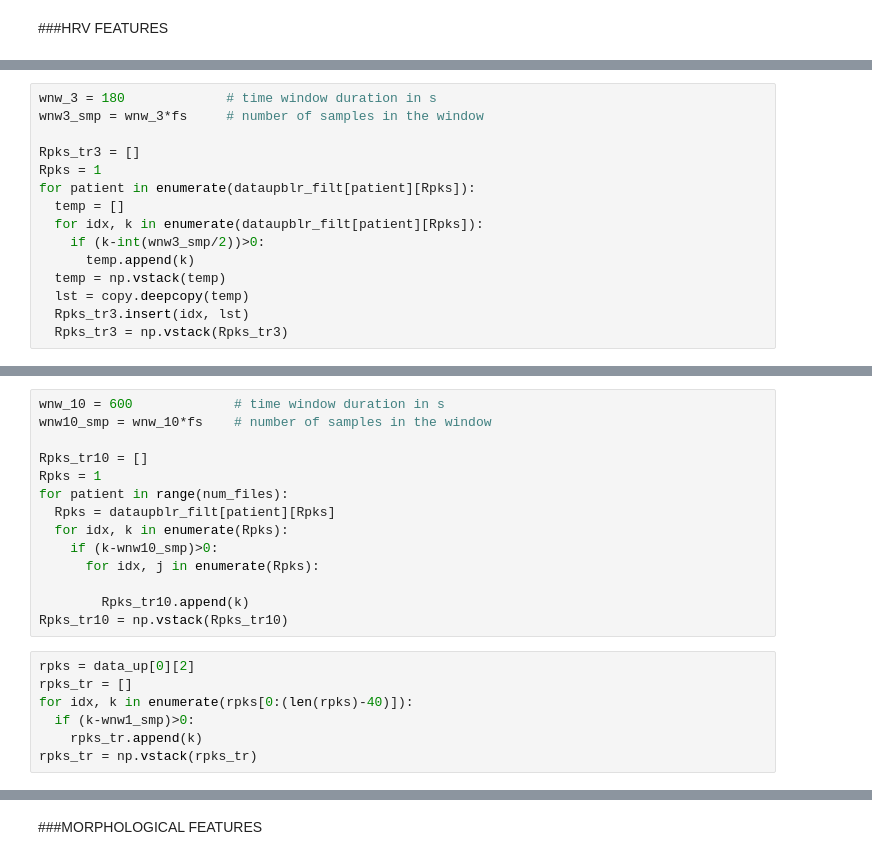
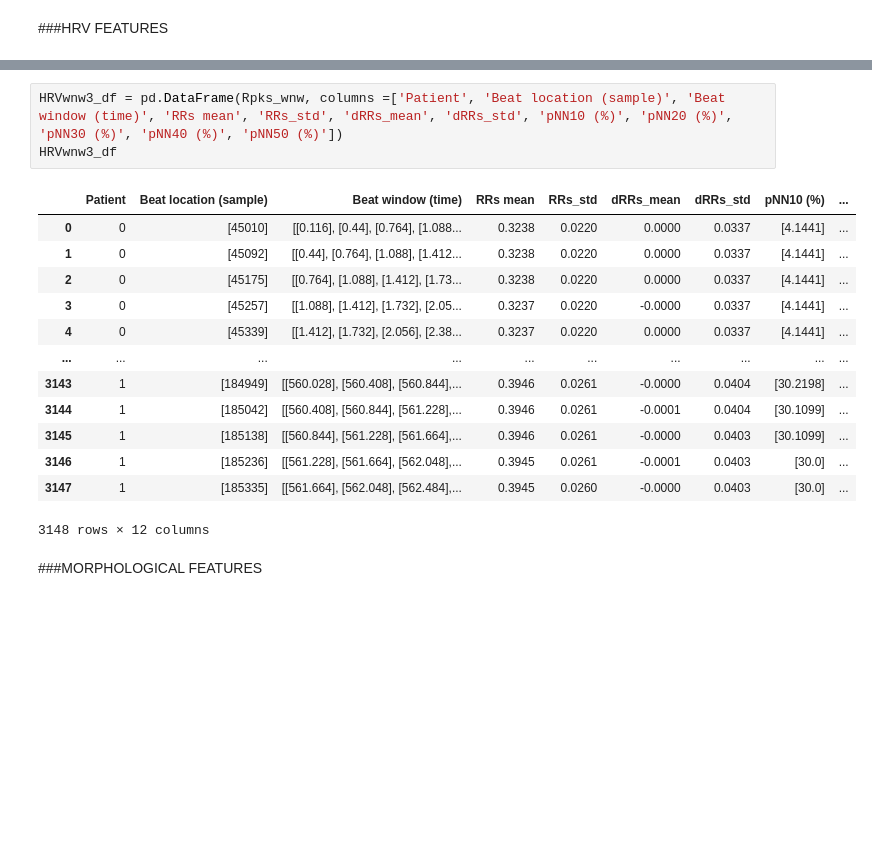
Before and after one commit to alice202122/AI_PROJECT, a Jupyter notebook: AI_Assignment.ipynb, the cells around one changed output, grey strips where cells are left out. Drawn from its saved outputs; the diff is of its cells as text; blank space fills up the shorter version.

```diff
--- a/AI_Assignment.ipynb
+++ b/AI_Assignment.ipynb
@@ -458,15 +431,0 @@ Two different time windows are considered for the extraction of HRV features: 3
-# %%
-wnw_3 = 180             # time window duration in s
-wnw3_smp = wnw_3*fs     # number of samples in the window
-
-Rpks_tr3 = []
-Rpks = 1
-for patient in enumerate(dataupblr_filt[patient][Rpks]):
-  temp = []
-  for idx, k in enumerate(dataupblr_filt[patient][Rpks]):
-    if (k-int(wnw3_smp/2))>0:
-      temp.append(k)
-  temp = np.vstack(temp)
-  lst = copy.deepcopy(temp)
-  Rpks_tr3.insert(idx, lst)
-  Rpks_tr3 = np.vstack(Rpks_tr3)
@@ -479,21 +431,0 @@ array([22511], dtype=int32)
-# %%
-wnw_10 = 600             # time window duration in s
-wnw10_smp = wnw_10*fs    # number of samples in the window
-
-Rpks_tr10 = []
-Rpks = 1
-for patient in range(num_files):
-  Rpks = dataupblr_filt[patient][Rpks]
-  for idx, k in enumerate(Rpks):
-    if (k-wnw10_smp)>0:
-      for idx, j in enumerate(Rpks):
-
-        Rpks_tr10.append(k)
-Rpks_tr10 = np.vstack(Rpks_tr10)
-# %%
-rpks = data_up[0][2]
-rpks_tr = []
-for idx, k in enumerate(rpks[0:(len(rpks)-40)]):
-  if (k-wnw1_smp)>0:
-    rpks_tr.append(k)
-rpks_tr = np.vstack(rpks_tr)
@@ -560,3 +502,20 @@ HRVwnw1_df
+# %%
+HRVwnw3_df = pd.DataFrame(Rpks_wnw, columns =['Patient', 'Beat location (sample)', 'Beat window (time)', 'RRs mean', 'RRs_std', 'dRRs_mean', 'dRRs_std', 'pNN10 (%)', 'pNN20 (%)', 'pNN30 (%)', 'pNN40 (%)', 'pNN50 (%)'])
+HRVwnw3_df
+# %% [output]
+|  | Patient | Beat location (sample) | Beat window (time) | RRs mean | RRs_std | dRRs_mean | dRRs_std | pNN10 (%) | ... |
+| 0 | 0 | [45010] | [[0.116], [0.44], [0.764], [1.088... | 0.3238 | 0.0220 | 0.0000 | 0.0337 | [4.1441] | ... |
+| 1 | 0 | [45092] | [[0.44], [0.764], [1.088], [1.412... | 0.3238 | 0.0220 | 0.0000 | 0.0337 | [4.1441] | ... |
+| 2 | 0 | [45175] | [[0.764], [1.088], [1.412], [1.73... | 0.3238 | 0.0220 | 0.0000 | 0.0337 | [4.1441] | ... |
+| 3 | 0 | [45257] | [[1.088], [1.412], [1.732], [2.05... | 0.3237 | 0.0220 | -0.0000 | 0.0337 | [4.1441] | ... |
+| 4 | 0 | [45339] | [[1.412], [1.732], [2.056], [2.38... | 0.3237 | 0.0220 | 0.0000 | 0.0337 | [4.1441] | ... |
+| ... | ... | ... | ... | ... | ... | ... | ... | ... | ... |
+| 3143 | 1 | [184949] | [[560.028], [560.408], [560.844],... | 0.3946 | 0.0261 | -0.0000 | 0.0404 | [30.2198] | ... |
+| 3144 | 1 | [185042] | [[560.408], [560.844], [561.228],... | 0.3946 | 0.0261 | -0.0001 | 0.0404 | [30.1099] | ... |
+| 3145 | 1 | [185138] | [[560.844], [561.228], [561.664],... | 0.3946 | 0.0261 | -0.0000 | 0.0403 | [30.1099] | ... |
+| 3146 | 1 | [185236] | [[561.228], [561.664], [562.048],... | 0.3945 | 0.0261 | -0.0001 | 0.0403 | [30.0] | ... |
+| 3147 | 1 | [185335] | [[561.664], [562.048], [562.484],... | 0.3945 | 0.0260 | -0.0000 | 0.0403 | [30.0] | ... |
+3148 rows × 12 columns
 # %% [markdown]
 ###MORPHOLOGICAL FEATURES
 # %%
```
Also changed, not shown: parts of 9 cells of this notebook.
